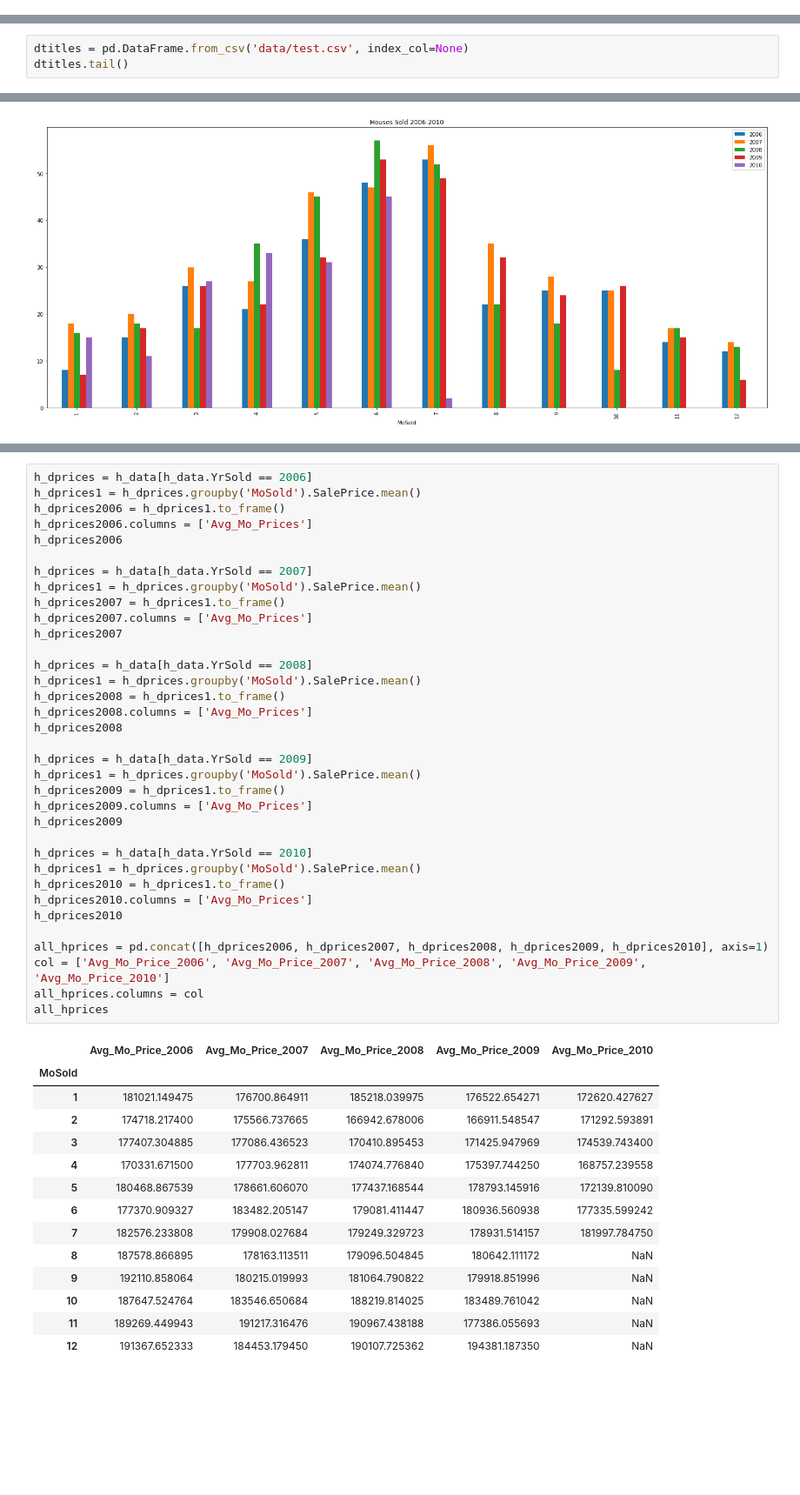
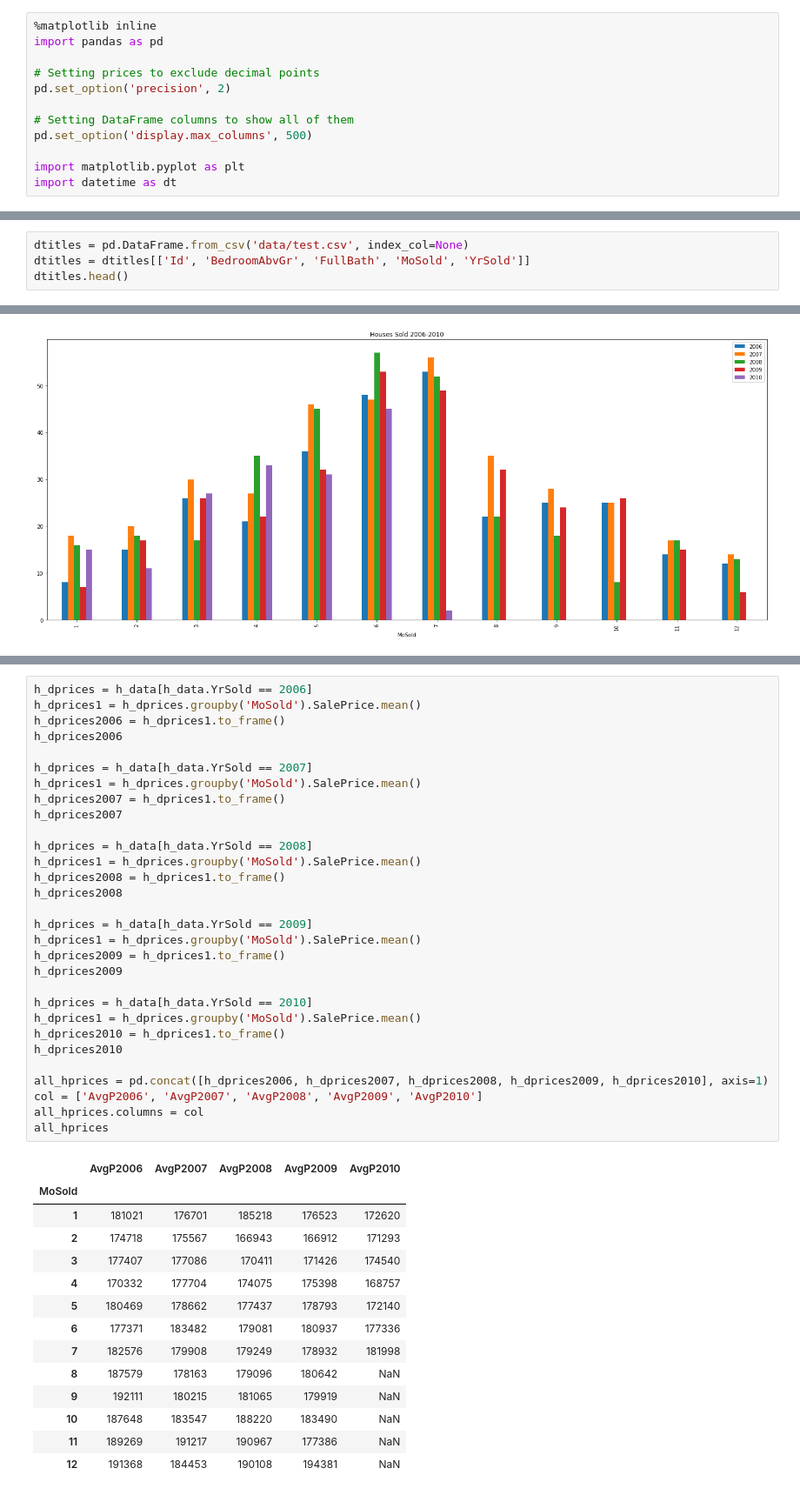
Before and after one commit to AlfredMtz/Springboard, a Jupyter notebook: amesproject.ipynb, the cells around one changed output, grey strips where cells are left out. Shown at 87% size. Saved outputs shown, nothing was run; the diff lists cells and outputs as text; blank space fills up the shorter version.

```diff
--- a/amesproject.ipynb
+++ b/amesproject.ipynb
@@ -4,8 +1,21 @@ import pandas as pd
+# %%
+%matplotlib inline
+import pandas as pd
+
+# Setting prices to exclude decimal points
+pd.set_option('precision', 2)
+
+# Setting DataFrame columns to show all of them
+pd.set_option('display.max_columns', 500)
+
+import matplotlib.pyplot as plt
+import datetime as dt
 # %%
 from IPython.core.display import HTML
 css = open('style-table.css').read() + open('style-notebook.css').read()
 HTML('<style>{}</style>'.format(css))
 # %%
 dtitles = pd.DataFrame.from_csv('data/test.csv', index_col=None)
-dtitles.tail()
+dtitles = dtitles[['Id', 'BedroomAbvGr', 'FullBath', 'MoSold', 'YrSold']]
+dtitles.head()
 # %% [output]
@@ -135,50 +104,45 @@ all_hd.plot(kind='bar', figsize=(25,10),title='Houses Sold 2006-2010')
 # %%
 h_dprices = h_data[h_data.YrSold == 2006]
 h_dprices1 = h_dprices.groupby('MoSold').SalePrice.mean()
 h_dprices2006 = h_dprices1.to_frame()
-h_dprices2006.columns = ['Avg_Mo_Prices']
 h_dprices2006
 
 h_dprices = h_data[h_data.YrSold == 2007]
 h_dprices1 = h_dprices.groupby('MoSold').SalePrice.mean()
 h_dprices2007 = h_dprices1.to_frame()
-h_dprices2007.columns = ['Avg_Mo_Prices']
 h_dprices2007
 
 h_dprices = h_data[h_data.YrSold == 2008]
 h_dprices1 = h_dprices.groupby('MoSold').SalePrice.mean()
 h_dprices2008 = h_dprices1.to_frame()
-h_dprices2008.columns = ['Avg_Mo_Prices']
 h_dprices2008
 
 h_dprices = h_data[h_data.YrSold == 2009]
 h_dprices1 = h_dprices.groupby('MoSold').SalePrice.mean()
 h_dprices2009 = h_dprices1.to_frame()
-h_dprices2009.columns = ['Avg_Mo_Prices']
 h_dprices2009
 
 h_dprices = h_data[h_data.YrSold == 2010]
 h_dprices1 = h_dprices.groupby('MoSold').SalePrice.mean()
 h_dprices2010 = h_dprices1.to_frame()
-h_dprices2010.columns = ['Avg_Mo_Prices']
 h_dprices2010
 
 all_hprices = pd.concat([h_dprices2006, h_dprices2007, h_dprices2008, h_dprices2009, h_dprices2010], axis=1)
-col = ['Avg_Mo_Price_2006', 'Avg_Mo_Price_2007', 'Avg_Mo_Price_2008', 'Avg_Mo_Price_2009', 'Avg_Mo_Price_2010']
+col = ['AvgP2006', 'AvgP2007', 'AvgP2008', 'AvgP2009', 'AvgP2010']
 all_hprices.columns = col
 all_hprices
 # %% [output]
-|  | Avg_Mo_Price_2006 | Avg_Mo_Price_2007 | Avg_Mo_Price_2008 | Avg_Mo_Price_2009 | Avg_Mo_Price_2010 |
+|  | AvgP2006 | AvgP2007 | AvgP2008 | AvgP2009 | AvgP2010 |
 | MoSold |  |  |  |  |  |
-| 1 | 181021.149475 | 176700.864911 | 185218.039975 | 176522.654271 | 172620.427627 |
-| 2 | 174718.217400 | 175566.737665 | 166942.678006 | 166911.548547 | 171292.593891 |
-| 3 | 177407.304885 | 177086.436523 | 170410.895453 | 171425.947969 | 174539.743400 |
-| 4 | 170331.671500 | 177703.962811 | 174074.776840 | 175397.744250 | 168757.239558 |
-| 5 | 180468.867539 | 178661.606070 | 177437.168544 | 178793.145916 | 172139.810090 |
-| 6 | 177370.909327 | 183482.205147 | 179081.411447 | 180936.560938 | 177335.599242 |
-| 7 | 182576.233808 | 179908.027684 | 179249.329723 | 178931.514157 | 181997.784750 |
-| 8 | 187578.866895 | 178163.113511 | 179096.504845 | 180642.111172 | NaN |
-| 9 | 192110.858064 | 180215.019993 | 181064.790822 | 179918.851996 | NaN |
-| 10 | 187647.524764 | 183546.650684 | 188219.814025 | 183489.761042 | NaN |
-| 11 | 189269.449943 | 191217.316476 | 190967.438188 | 177386.055693 | NaN |
-| 12 | 191367.652333 | 184453.179450 | 190107.725362 | 194381.187350 | NaN |
+| 1 | 181021 | 176701 | 185218 | 176523 | 172620 |
+| 2 | 174718 | 175567 | 166943 | 166912 | 171293 |
+| 3 | 177407 | 177086 | 170411 | 171426 | 174540 |
+| 4 | 170332 | 177704 | 174075 | 175398 | 168757 |
+| 5 | 180469 | 178662 | 177437 | 178793 | 172140 |
+| 6 | 177371 | 183482 | 179081 | 180937 | 177336 |
+| 7 | 182576 | 179908 | 179249 | 178932 | 181998 |
+| 8 | 187579 | 178163 | 179096 | 180642 | NaN |
+| 9 | 192111 | 180215 | 181065 | 179919 | NaN |
+| 10 | 187648 | 183547 | 188220 | 183490 | NaN |
+| 11 | 189269 | 191217 | 190967 | 177386 | NaN |
+| 12 | 191368 | 184453 | 190108 | 194381 | NaN |
```
Also changed, not shown: parts of 38 cells of this notebook.
